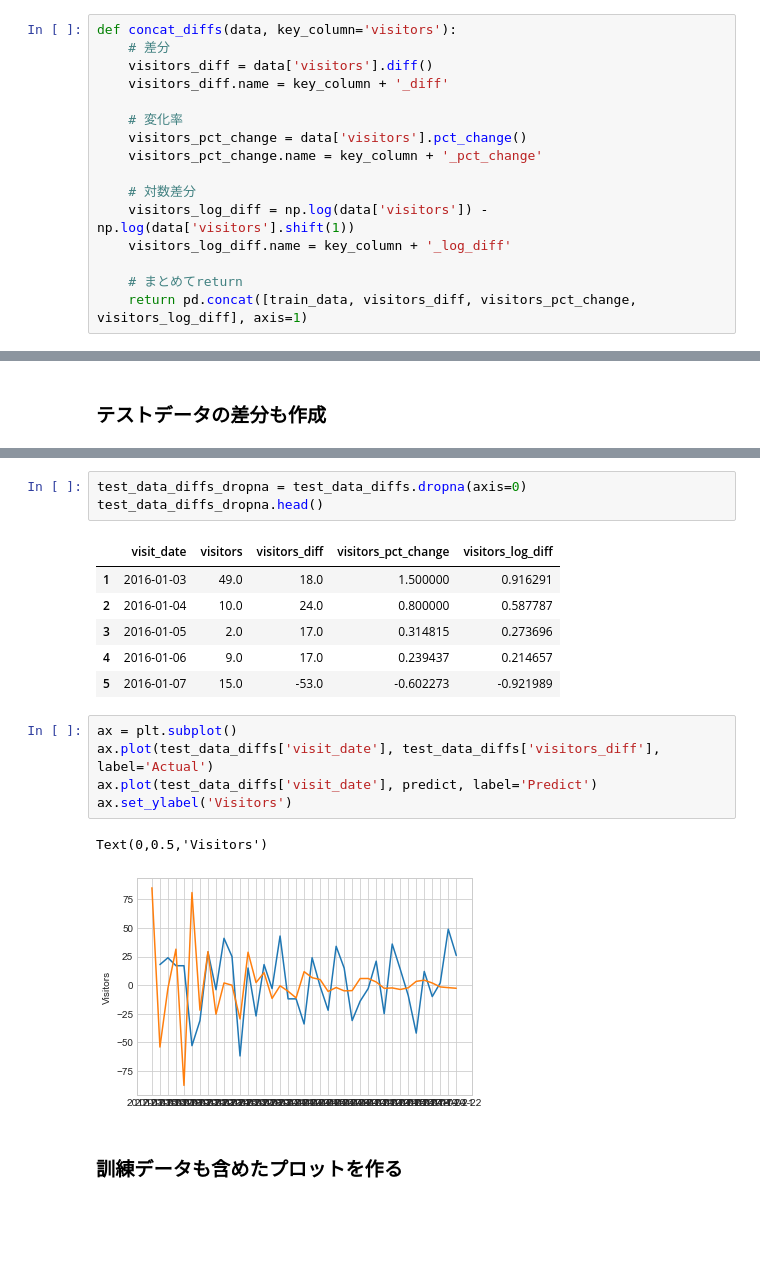
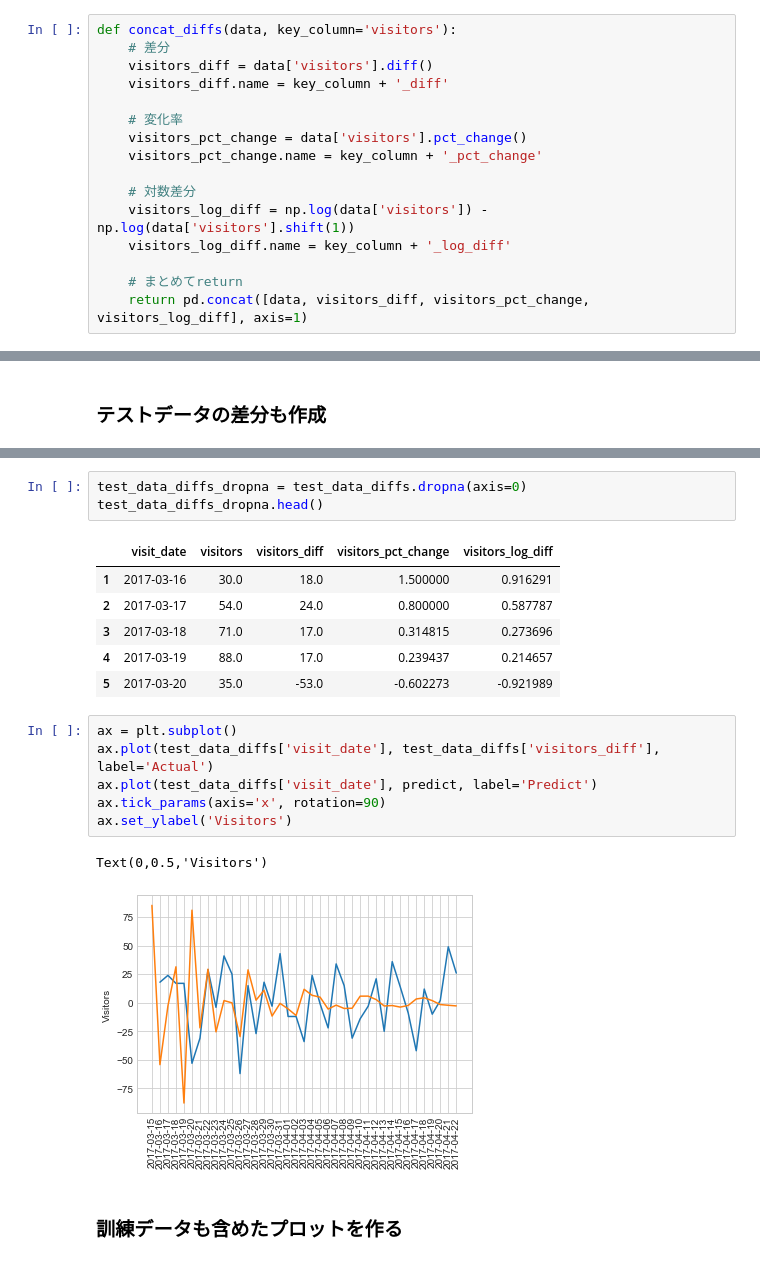
Before and after one commit to recruit-exercise/recruit_exercise, a Jupyter notebook: notebook/predict_arima_prototype.ipynb, the cells around one changed output, grey strips where cells are left out. Saved outputs shown, nothing was run; the diff lists cells and outputs as text; blank space fills up the shorter version.

Commit message:
Plot predctions

```diff
--- a/notebook/predict_arima_prototype.ipynb
+++ b/notebook/predict_arima_prototype.ipynb
@@ -119,7 +119,7 @@ def concat_diffs(data, key_column='visitors'):
     visitors_log_diff.name = key_column + '_log_diff'
 
     # まとめてreturn
-    return pd.concat([train_data, visitors_diff, visitors_pct_change, visitors_log_diff], axis=1)
+    return pd.concat([data, visitors_diff, visitors_pct_change, visitors_log_diff], axis=1)
 # %%
 train_data_diffs = concat_diffs(train_data)
 train_data_diffs.head()
@@ -244,18 +242,19 @@ test_data_diffs_dropna = test_data_diffs.dropna(axis=0)
 test_data_diffs_dropna.head()
 # %% [output]
 |  | visit_date | visitors | visitors_diff | visitors_pct_change | visitors_log_diff |
-| 1 | 2016-01-03 | 49.0 | 18.0 | 1.500000 | 0.916291 |
-| 2 | 2016-01-04 | 10.0 | 24.0 | 0.800000 | 0.587787 |
-| 3 | 2016-01-05 | 2.0 | 17.0 | 0.314815 | 0.273696 |
-| 4 | 2016-01-06 | 9.0 | 17.0 | 0.239437 | 0.214657 |
-| 5 | 2016-01-07 | 15.0 | -53.0 | -0.602273 | -0.921989 |
+| 1 | 2017-03-16 | 30.0 | 18.0 | 1.500000 | 0.916291 |
+| 2 | 2017-03-17 | 54.0 | 24.0 | 0.800000 | 0.587787 |
+| 3 | 2017-03-18 | 71.0 | 17.0 | 0.314815 | 0.273696 |
+| 4 | 2017-03-19 | 88.0 | 17.0 | 0.239437 | 0.214657 |
+| 5 | 2017-03-20 | 35.0 | -53.0 | -0.602273 | -0.921989 |
 # %%
 ax = plt.subplot()
 ax.plot(test_data_diffs['visit_date'], test_data_diffs['visitors_diff'], label='Actual')
 ax.plot(test_data_diffs['visit_date'], predict, label='Predict')
+ax.tick_params(axis='x', rotation=90)
 ax.set_ylabel('Visitors')
 # %% [output]
 Text(0,0.5,'Visitors')
-[figure, old version]
+[figure, new version]
 # %% [markdown]
 ### 訓練データも含めたプロットを作る
```
Also changed, not shown: parts of 5 cells of this notebook.
